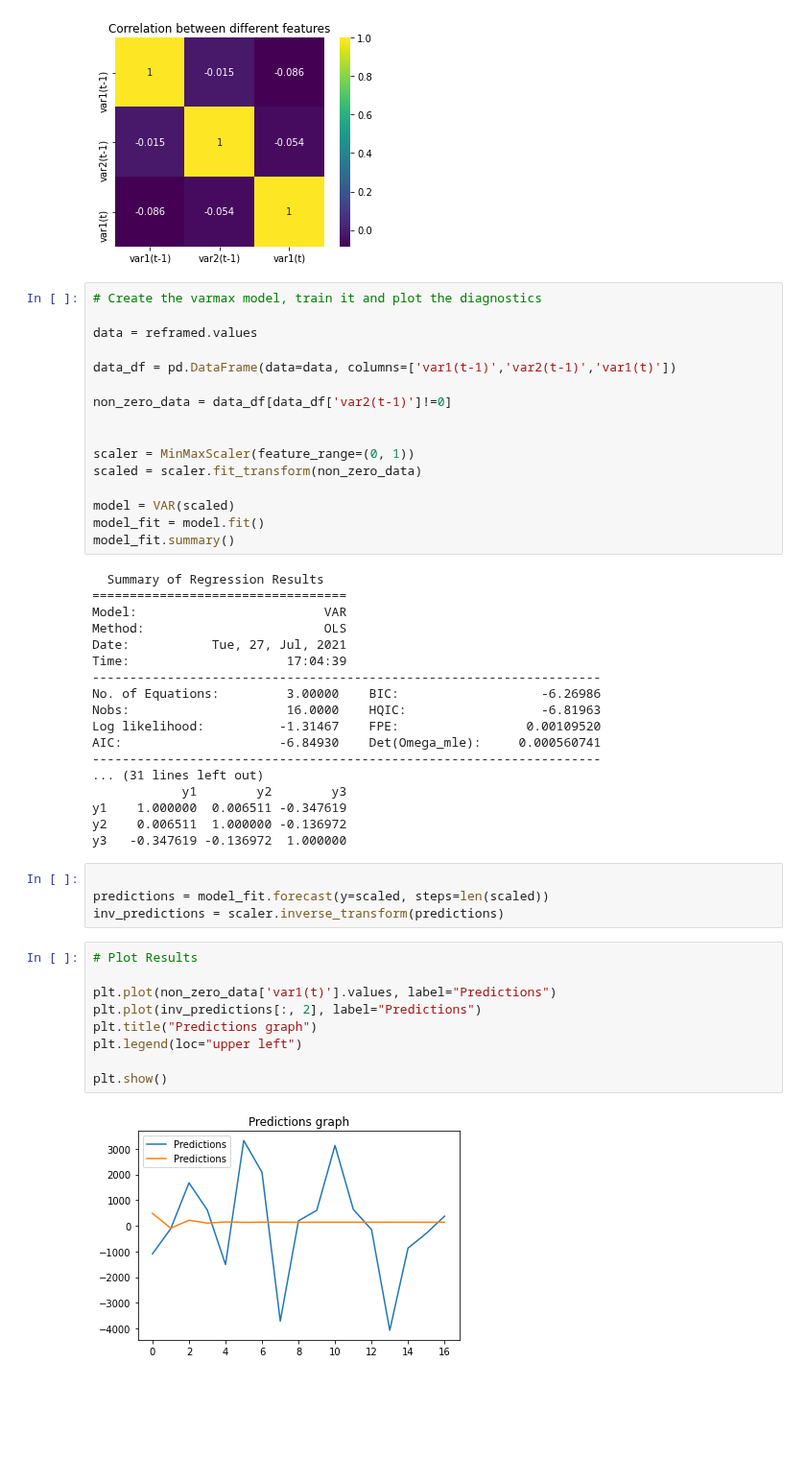
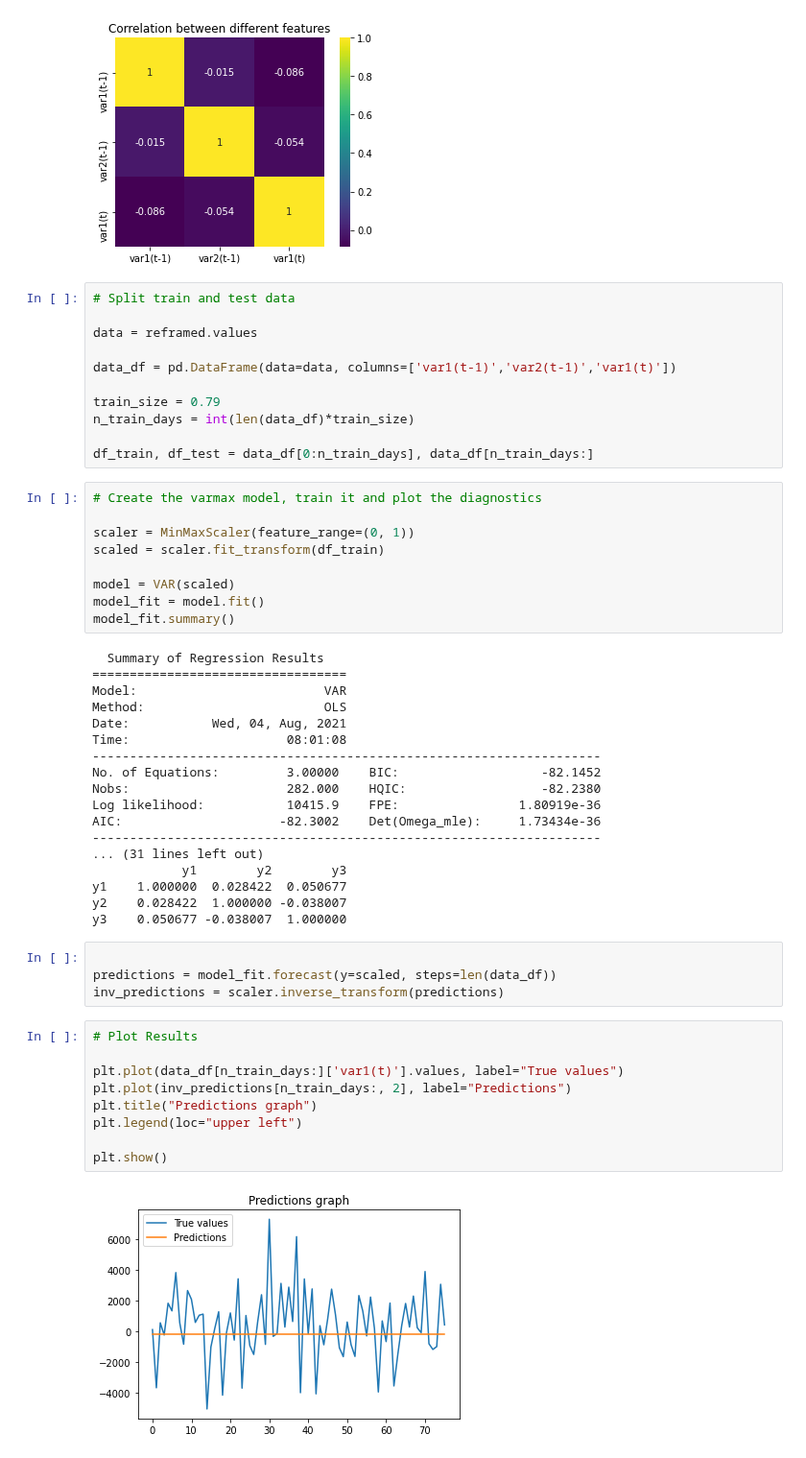
Before and after one commit to prbpedro/tcc_puc, a Jupyter notebook: src/6_single_varible_var_model.ipynb, the cells around one changed output. Shown at 96% size. Cells and saved outputs as stored; diff of their text form; blank space fills up the shorter version.

```diff
--- a/src/6_single_varible_varmax_model.ipynb
+++ b/src/6_single_varible_var_model.ipynb
@@ -88,18 +84,22 @@ plt.title('Correlation between different features')
 plt.show();
 # %% [output]
 [figure]
+# %%
+# Split train and test data
+
+data = reframed.values
+
+data_df = pd.DataFrame(data=data, columns=['var1(t-1)','var2(t-1)','var1(t)'])
+
+train_size = 0.79
+n_train_days = int(len(data_df)*train_size)
+
+df_train, df_test = data_df[0:n_train_days], data_df[n_train_days:]
 # %%
 # Create the varmax model, train it and plot the diagnostics
 
-data = reframed.values
-
-data_df = pd.DataFrame(data=data, columns=['var1(t-1)','var2(t-1)','var1(t)'])
-
-non_zero_data = data_df[data_df['var2(t-1)']!=0]
-
-
 scaler = MinMaxScaler(feature_range=(0, 1))
-scaled = scaler.fit_transform(non_zero_data)
+scaled = scaler.fit_transform(df_train)
 
 model = VAR(scaled)
 model_fit = model.fit()
@@ -109,34 +109,34 @@ model_fit.summary()
 ==================================
 Model:                         VAR
 Method:                        OLS
-Date:           Tue, 27, Jul, 2021
-Time:                     17:04:39
+Date:           Wed, 04, Aug, 2021
+Time:                     08:01:08
 --------------------------------------------------------------------
-No. of Equations:         3.00000    BIC:                   -6.26986
-Nobs:                     16.0000    HQIC:                  -6.81963
-Log likelihood:          -1.31467    FPE:                 0.00109520
-AIC:                     -6.84930    Det(Omega_mle):     0.000560741
+No. of Equations:         3.00000    BIC:                   -82.1452
+Nobs:                     282.000    HQIC:                  -82.2380
+Log likelihood:           10415.9    FPE:                1.80919e-36
+AIC:                     -82.3002    Det(Omega_mle):     1.73434e-36
 --------------------------------------------------------------------
 ... (31 lines left out)
             y1        y2        y3
-y1    1.000000  0.006511 -0.347619
-y2    0.006511  1.000000 -0.136972
-y3   -0.347619 -0.136972  1.000000
+y1    1.000000  0.028422  0.050677
+y2    0.028422  1.000000 -0.038007
+y3    0.050677 -0.038007  1.000000
 # %%
 
-predictions = model_fit.forecast(y=scaled, steps=len(scaled))
+predictions = model_fit.forecast(y=scaled, steps=len(data_df))
 inv_predictions = scaler.inverse_transform(predictions)
 # %%
 # Plot Results
 
-plt.plot(non_zero_data['var1(t)'].values, label="Predictions")
-plt.plot(inv_predictions[:, 2], label="Predictions")
+plt.plot(data_df[n_train_days:]['var1(t)'].values, label="True values")
+plt.plot(inv_predictions[n_train_days:, 2], label="Predictions")
 plt.title("Predictions graph")
 plt.legend(loc="upper left")
 
 plt.show()
 # %% [output]
-[figure, old version]
+[figure, new version]
 # %%
 # Print the results
 
```
Also changed, not shown: parts of 3 cells of this notebook, 1 other file.
